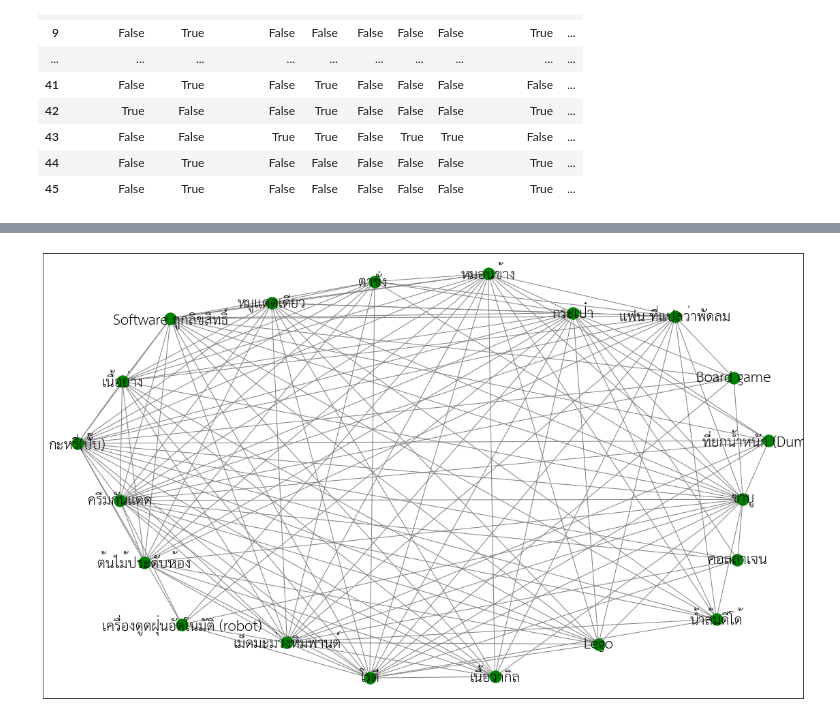
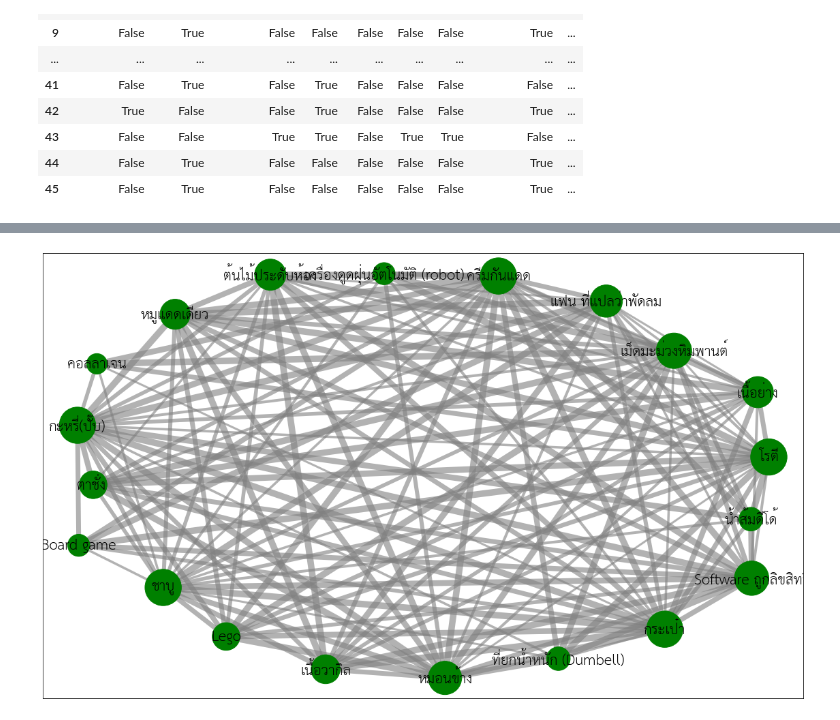
Before and after one commit to PisutSukpool/CRM-Analytics, a Jupyter notebook: Homework 07/Market_Basket_Analysis.ipynb, the cells around one changed output, grey strips where cells are left out. Cells and saved outputs as stored; diff of their text form; code cells hidden in the pictures.

```diff
--- a/Homework 07/Market_Basket_Analysis.ipynb
+++ b/Homework 07/Market_Basket_Analysis.ipynb
@@ -147,13 +147,13 @@ rules_head.head(20)
 # %%
 import networkx as nx
 plt.figure(3,figsize=(20,12))
 GA=nx.from_pandas_edgelist(rules_head,source='antecedents',target='consequents')
 pos = nx.spring_layout(GA,k=500)
-#GA=nx.from_pandas_edgelist(rules,source='antecedents',target='consequents')
+d = dict(GA.degree)
 plt.figure(3,figsize=(20,12))
-nx.draw_networkx_nodes(GA, pos ,node_color='green')
+nx.draw_networkx_nodes(GA, pos,nodelist=d.keys(), node_size=[v * 150 for v in d.values()] ,node_color='green')
 nx.draw_networkx_labels(GA, pos,font_family='TH Sarabun New',font_size=20)
-nx.draw_networkx_edges(G = GA, pos = pos, edge_color='gray')
+nx.draw_networkx_edges(G = GA, pos = pos, edge_color='gray', alpha=0.6, width=[v * 0.5 for v in d.values()])
 plt.show()
 # %% [output]
-[figure, old version]
+[figure, new version]
```
Also changed, not shown: parts of 5 cells of this notebook.
